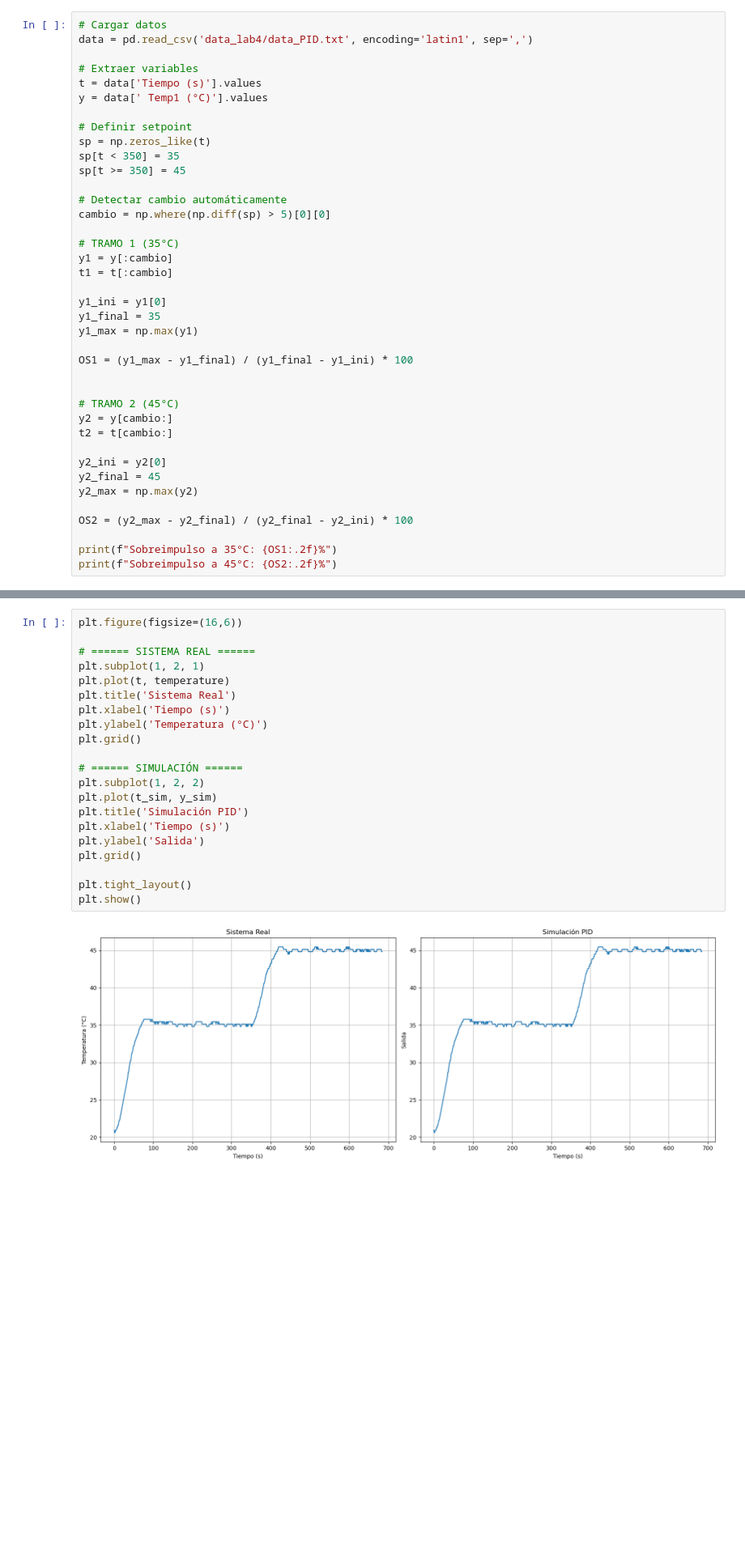
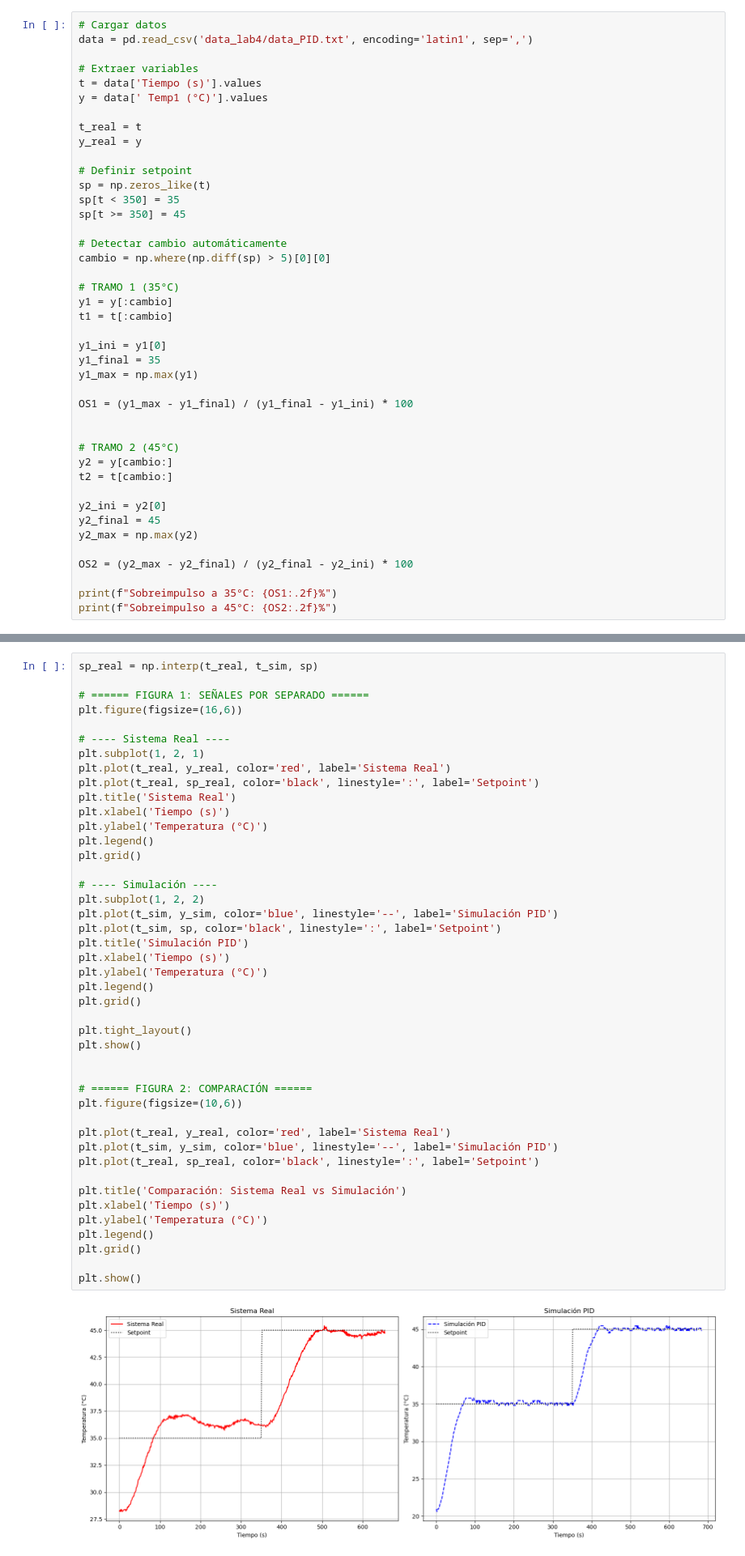
Before and after one commit to navalgoose4/SCL-2026I, a Jupyter notebook: LAB_4/lab_4.ipynb, the cells around one changed output, grey strips where cells are left out. Shown at 81% size. Cells and saved outputs as stored; diff of their text form; blank space fills up the shorter version.

```diff
--- a/LAB_4/lab_4.ipynb
+++ b/LAB_4/lab_4.ipynb
@@ -282,6 +282,9 @@ data = pd.read_csv('data_lab4/data_PID.txt', encoding='latin1', sep=',')
 # Extraer variables
 t = data['Tiempo (s)'].values
 y = data[' Temp1 (°C)'].values
+
+t_real = t
+y_real = y
 
 # Definir setpoint
 sp = np.zeros_like(t)
@@ -558,25 +560,48 @@ El tiempo de asentamiento simulado podemos notar que llego a los $57.8$ s para l
 # %% [markdown]
 Para una mejor visualización del modelado con TCLab y la planta real utilizada en la práctica podemos observar un poco mejor las dos gráficas puestas una a la otra
 # %%
+sp_real = np.interp(t_real, t_sim, sp)
+
+# ====== FIGURA 1: SEÑALES POR SEPARADO ======
 plt.figure(figsize=(16,6))
 
-# ====== SISTEMA REAL ======
+# ---- Sistema Real ----
 plt.subplot(1, 2, 1)
-plt.plot(t, temperature)
+plt.plot(t_real, y_real, color='red', label='Sistema Real')
+plt.plot(t_real, sp_real, color='black', linestyle=':', label='Setpoint')
 plt.title('Sistema Real')
 plt.xlabel('Tiempo (s)')
 plt.ylabel('Temperatura (°C)')
+plt.legend()
 plt.grid()
 
-# ====== SIMULACIÓN ======
+# ---- Simulación ----
 plt.subplot(1, 2, 2)
-plt.plot(t_sim, y_sim)
+plt.plot(t_sim, y_sim, color='blue', linestyle='--', label='Simulación PID')
+plt.plot(t_sim, sp, color='black', linestyle=':', label='Setpoint')
 plt.title('Simulación PID')
 plt.xlabel('Tiempo (s)')
-plt.ylabel('Salida')
+plt.ylabel('Temperatura (°C)')
+plt.legend()
 plt.grid()
 
 plt.tight_layout()
 plt.show()
+
+
+# ====== FIGURA 2: COMPARACIÓN ======
+plt.figure(figsize=(10,6))
+
+plt.plot(t_real, y_real, color='red', label='Sistema Real')
+plt.plot(t_sim, y_sim, color='blue', linestyle='--', label='Simulación PID')
+plt.plot(t_real, sp_real, color='black', linestyle=':', label='Setpoint')
+
+plt.title('Comparación: Sistema Real vs Simulación')
+plt.xlabel('Tiempo (s)')
+plt.ylabel('Temperatura (°C)')
+plt.legend()
+plt.grid()
+
+plt.show()
 # %% [output]
-[figure, old version]
+[figure, new version]
```
Also changed, not shown: parts of 2 cells of this notebook.
